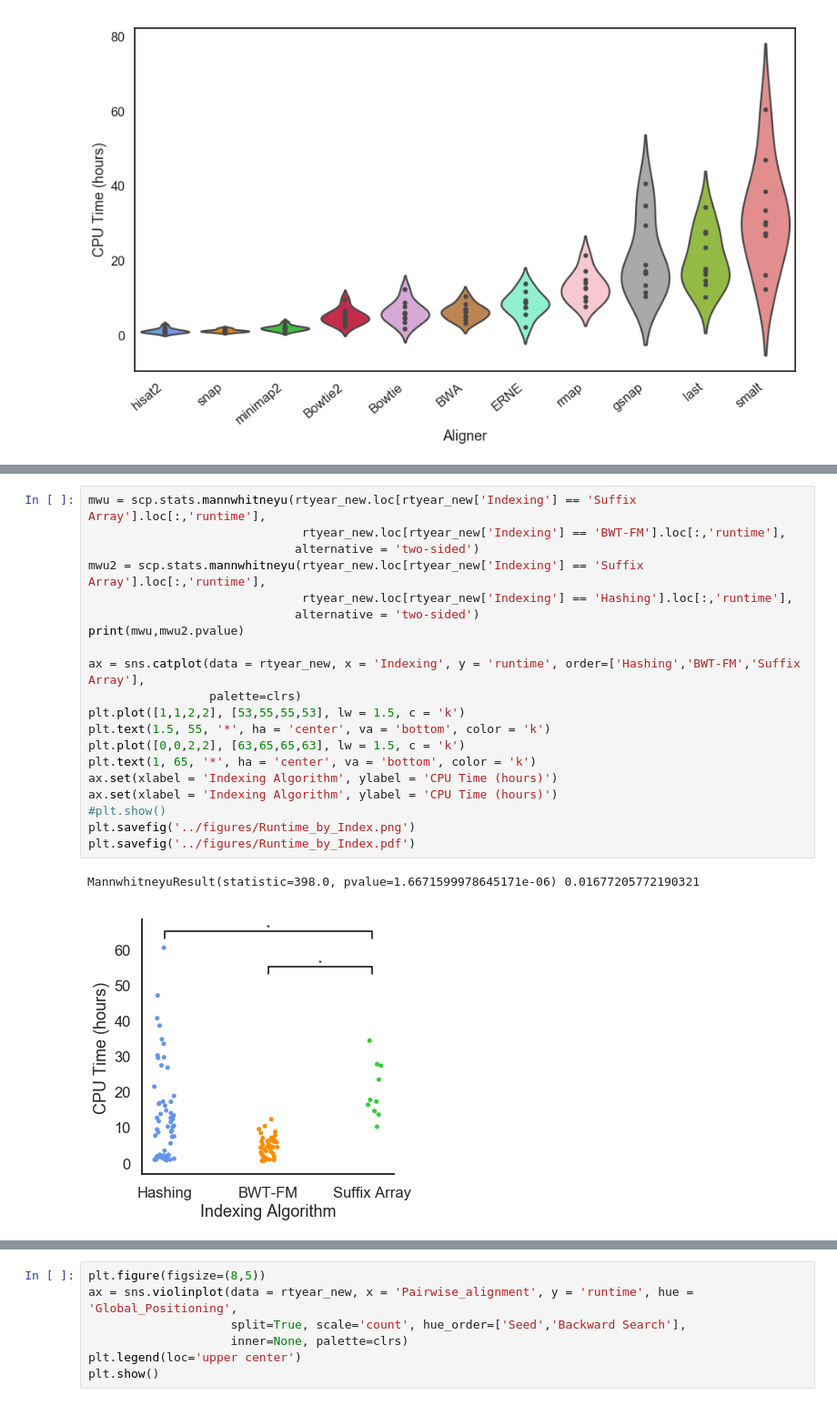
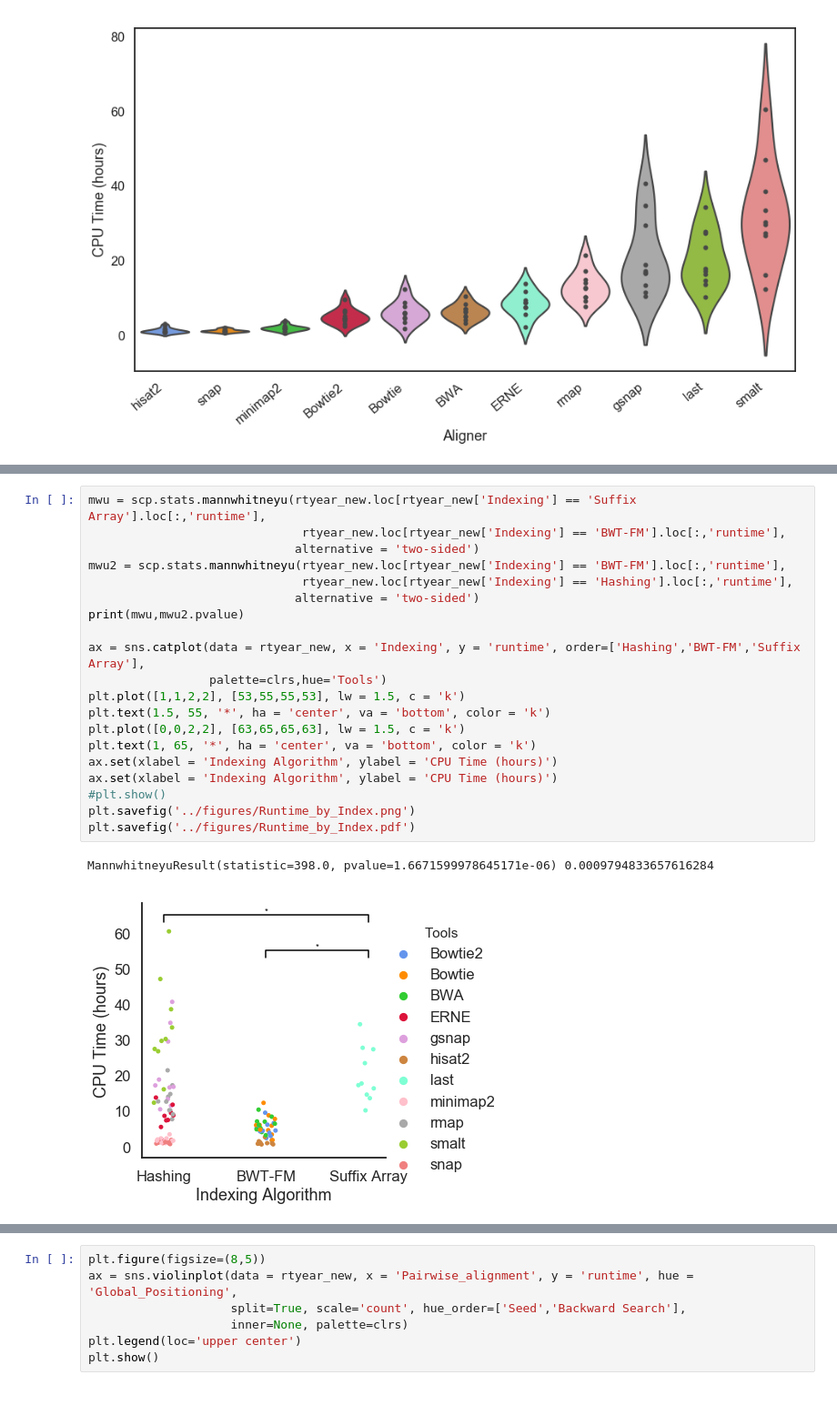
Before and after one commit to Mangul-Lab-USC/technology.dictates.algorithms, a Jupyter notebook: notebooks/runtime_figures.ipynb, the cells around one changed output, grey strips where cells are left out. Shown at 91% size. Cells and saved outputs as stored; diff of their text form.

```diff
--- a/notebooks/runtime_figures.ipynb
+++ b/notebooks/runtime_figures.ipynb
@@ -110,26 +140,26 @@ plt.savefig('../figures/Runtime_by_Tool.pdf')
 # %%
 mwu = scp.stats.mannwhitneyu(rtyear_new.loc[rtyear_new['Indexing'] == 'Suffix Array'].loc[:,'runtime'],
                               rtyear_new.loc[rtyear_new['Indexing'] == 'BWT-FM'].loc[:,'runtime'],
                              alternative = 'two-sided')
-mwu2 = scp.stats.mannwhitneyu(rtyear_new.loc[rtyear_new['Indexing'] == 'Suffix Array'].loc[:,'runtime'],
+mwu2 = scp.stats.mannwhitneyu(rtyear_new.loc[rtyear_new['Indexing'] == 'BWT-FM'].loc[:,'runtime'],
                               rtyear_new.loc[rtyear_new['Indexing'] == 'Hashing'].loc[:,'runtime'],
                              alternative = 'two-sided')
 print(mwu,mwu2.pvalue)
 
 ax = sns.catplot(data = rtyear_new, x = 'Indexing', y = 'runtime', order=['Hashing','BWT-FM','Suffix Array'],
-                 palette=clrs)
+                 palette=clrs,hue='Tools')
 plt.plot([1,1,2,2], [53,55,55,53], lw = 1.5, c = 'k')
 plt.text(1.5, 55, '*', ha = 'center', va = 'bottom', color = 'k')
 plt.plot([0,0,2,2], [63,65,65,63], lw = 1.5, c = 'k')
 plt.text(1, 65, '*', ha = 'center', va = 'bottom', color = 'k')
 ax.set(xlabel = 'Indexing Algorithm', ylabel = 'CPU Time (hours)')
 ax.set(xlabel = 'Indexing Algorithm', ylabel = 'CPU Time (hours)')
 #plt.show()
 plt.savefig('../figures/Runtime_by_Index.png')
 plt.savefig('../figures/Runtime_by_Index.pdf')
 # %% [output]
-MannwhitneyuResult(statistic=398.0, pvalue=1.6671599978645171e-06) 0.01677205772190321
+MannwhitneyuResult(statistic=398.0, pvalue=1.6671599978645171e-06) 0.0009794833657616284
-[figure, old version]
+[figure, new version]
 # %%
 ax = sns.catplot(data = rtyear_summ, x = 'Indexing', y = 'average_runtime', order=['Hashing','BWT-FM','Suffix Array'],
                  palette=clrs)
```
Also changed, not shown: parts of 34 cells of this notebook, 46 other files.
